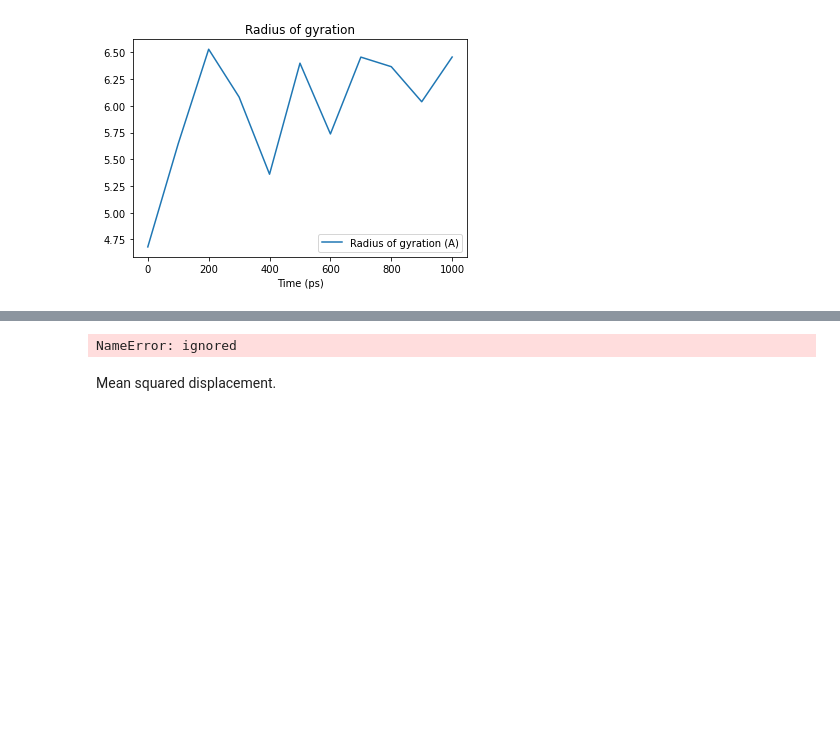
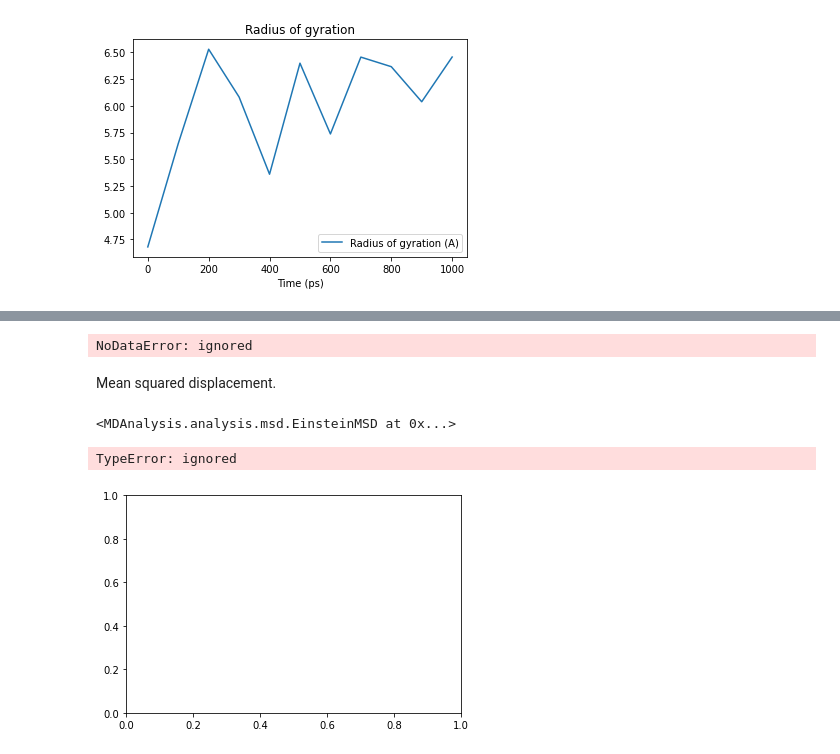
Before and after one commit to sloverde/Polyethylene, a Jupyter notebook: Polyethylene4.ipynb, the cells around one changed output, grey strips where cells are left out. Saved outputs shown, nothing was run; the diff lists cells and outputs as text; code cells hidden in the pictures; blank space fills up the shorter version.

```diff
--- a/Polyethylene4.ipynb
+++ b/Polyethylene4.ipynb
@@ -216,7 +222,7 @@ Requirement already satisfied: kiwisolver>=1.0.1 in /usr/local/lib/python3.7/dis
 Requirement already satisfied: typing-extensions in /usr/local/lib/python3.7/dist-packages (from kiwisolver>=1.0.1->matplotlib) (4.1.1)
 Requirement already satisfied: six>=1.5 in /usr/local/lib/python3.7/dist-packages (from python-dateutil>=2.1->matplotlib) (1.15.0)
 # %%
-u = mda.Universe('step3_input.gro', 'step5_1.xtc')
+u = mda.Universe('step5_1.gro', 'step5_1.xtc')
 # %%
 u.trajectory
 # %% [output]
@@ -284,6 +290,6 @@ Try averaging over all chains.
 # %%
 chains = u.atoms.fragments
 # %% [output]
-NameError: ignored
+NoDataError: ignored
 # %% [markdown]
 Mean squared displacement.
@@ -289,0 +298,18 @@ Mean squared displacement.
+# %%
+MSD = msd.EinsteinMSD(u, select='all', msd_type='xyz', fft=False)
+# %%
+MSD.run()
+# %% [output]
+<MDAnalysis.analysis.msd.EinsteinMSD at 0x...>
+# %%
+nframes = MSD.n_frames
+timestep = 1 # this needs to be the actual time between frames
+lagtimes = 1000*timestep # make the lag-time axis
+fig = plt.figure()
+ax = plt.axes()
+# plot the actual MSD
+ax.plot(lagtimes, msd)
+exact = lagtimes*6
+# %% [output]
+TypeError: ignored
+[figure, added]
```
Also changed, not shown: parts of 11 cells of this notebook.
